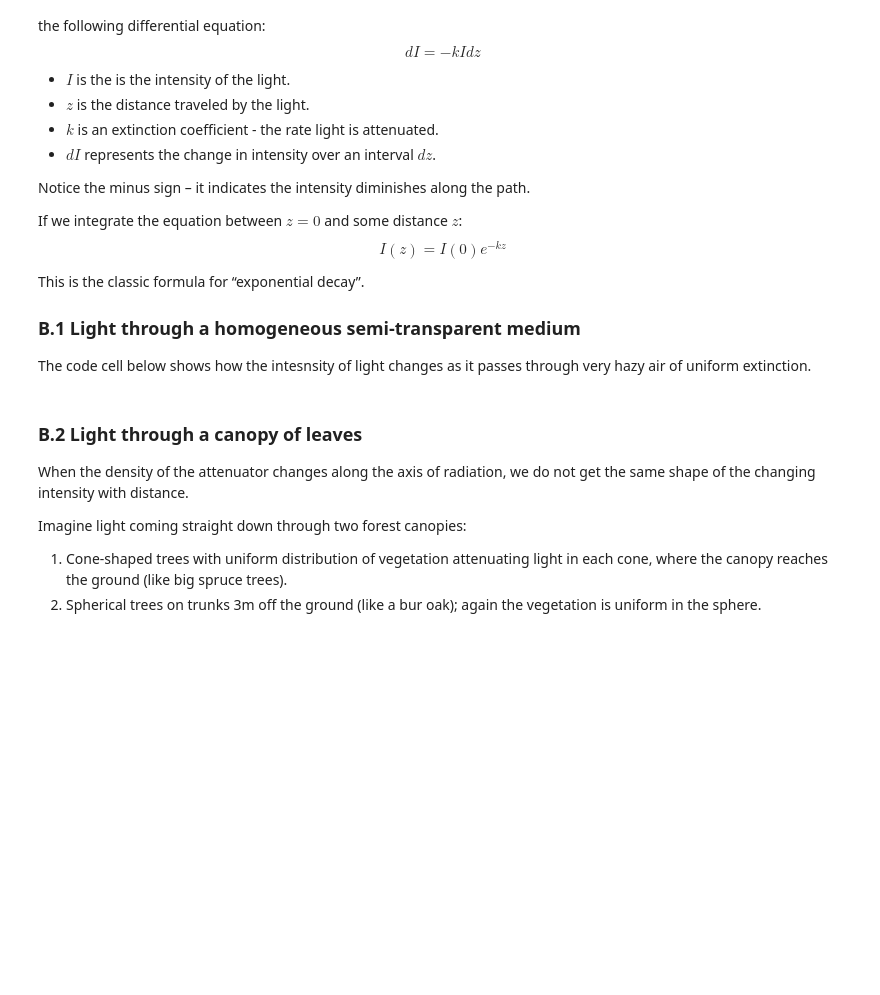
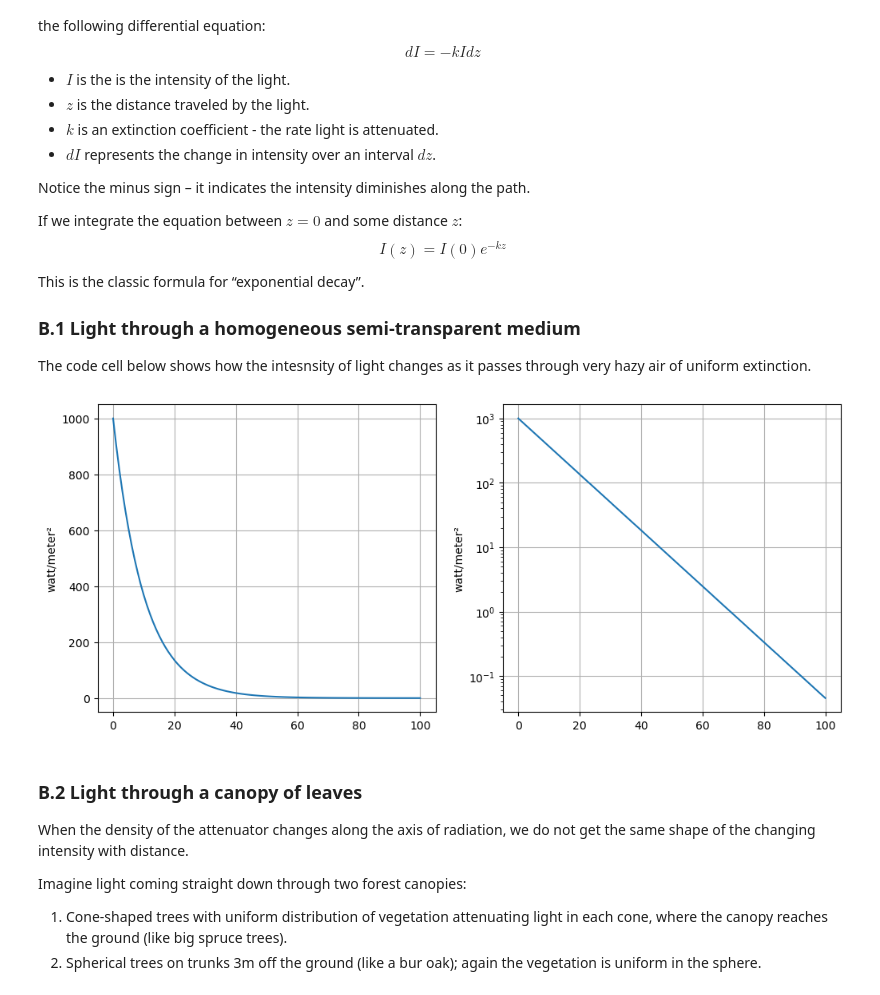
Before and after one commit to anlawyer/land-climate-interactions, a Jupyter notebook: HW1/CLIM614_HW_1.ipynb, the cells around one changed output. Saved outputs shown, nothing was run; the diff lists cells and outputs as text; code cells hidden in the pictures; blank space fills up the shorter version.

```diff
--- a/HW1/CLIM614_HW_1.ipynb
+++ b/HW1/CLIM614_HW_1.ipynb
@@ -215,28 +215,31 @@ The code cell below shows how the intesnsity of light changes as it passes throu
 # %%
 #########################################################
 #########################################################
 ### Parameters for this exercise
 initial_intensity = 1.0e3 * units("W/m^2")
 extinction_coefficient = 1.0 / units.meter
 total_distance = 10.0 * units.meter
 z_levels = 101
 plot_scale = 1.0
 #########################################################
 #########################################################
 
 # Make empty series to hold the output of our model:
-intensity = np.full(z_levels,np.nan) * units("W/m^2")
+intensity = np.full(z_levels, np.nan) * units("W/m^2")
 
 # This is the time loop for the model:
 for i in range(z_levels):
     intensity[i] = initial_intensity * np.exp(-extinction_coefficient * (total_distance*i/(z_levels-1)))
 
 # Plot the results in two ways
-fig, (ax1,ax2) = plt.subplots(ncols=2,figsize=(plot_scale*12,plot_scale*5))
+fig, (ax1, ax2) = plt.subplots(ncols=2, figsize=(plot_scale*12, plot_scale*5))
 ax1.plot(intensity)
 ax2.plot(intensity)
-ax1.grid(); ax2.grid()
-ax2.set_yscale("log") ;
+ax1.grid()
+ax2.grid()
+ax2.set_yscale("log")
+# %% [output]
+[figure, added]
 # %% [markdown]
 ### B.2 Light through a canopy of leaves
 When the density of the attenuator changes along the axis of radiation, we do not get the same shape of the changing intensity with distance.
```
Also changed, not shown: parts of 4 cells of this notebook.
